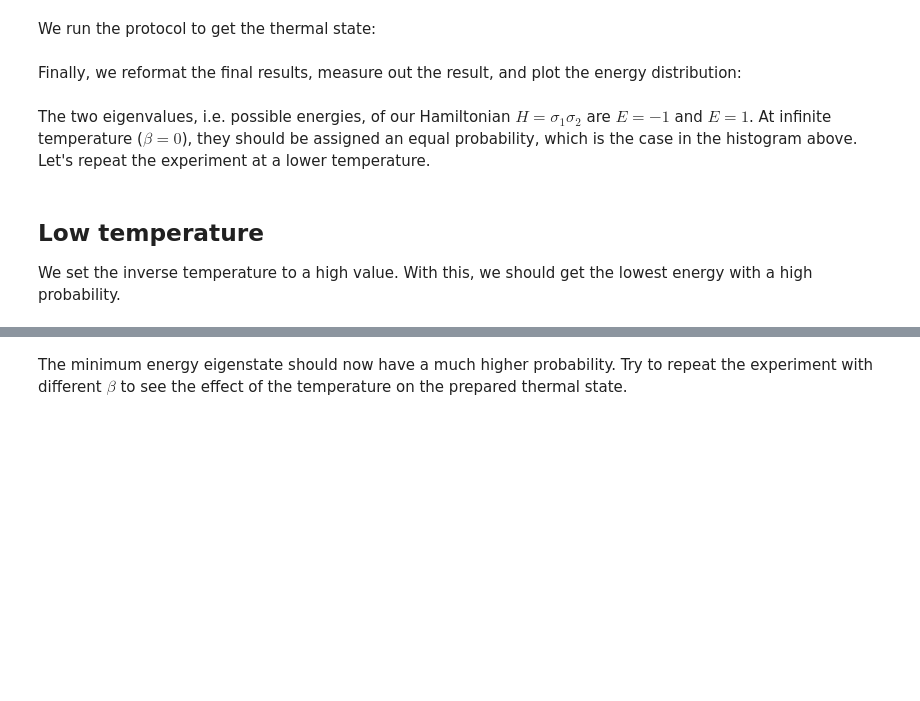
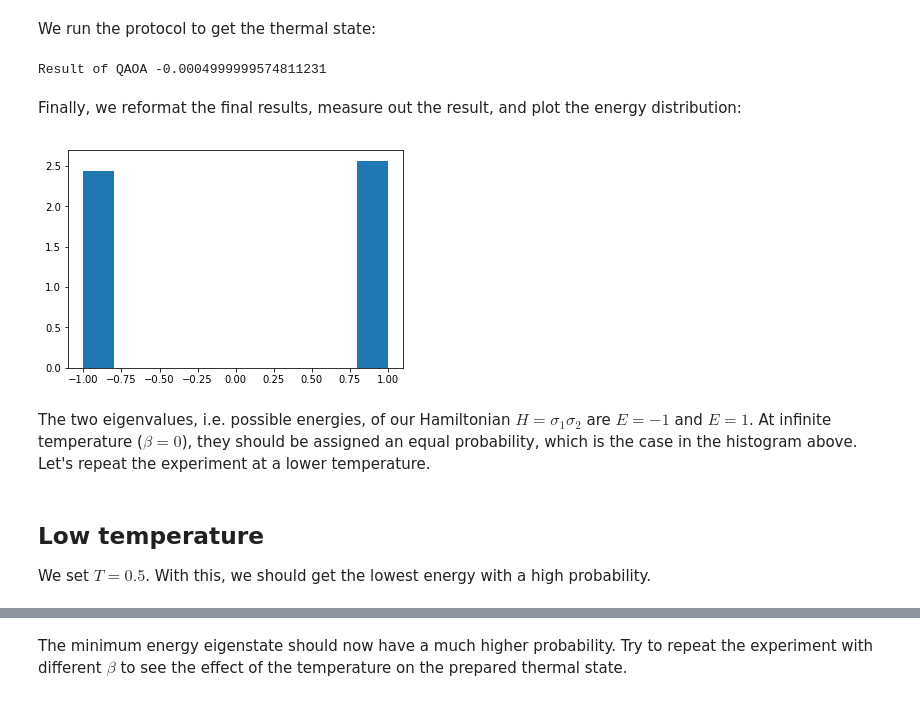
Before and after one commit to qosf/qml-mooc, a Jupyter notebook: qiskit_version/08_Sampling_a_Thermal_State.ipynb, the cells around one changed output, grey strips where cells are left out. Saved outputs shown, nothing was run; the diff lists cells and outputs as text; code cells hidden in the pictures; blank space fills up the shorter version.

```diff
--- a/qiskit_version/08_Sampling_a_Thermal_State.ipynb
+++ b/qiskit_version/08_Sampling_a_Thermal_State.ipynb
@@ -124,10 +132,9 @@ Hc = ising_hamiltonian(weights)
 # %% [markdown]
 We prepare the intial state $|\psi_0 \rangle = \sqrt{2 cosh(1/T)} \sum_{z \in {1, -1}} e^{- z/T} | z \rangle_S \otimes | z \rangle_E$, with $E$ a temporary space used for purification purpose. It can be shown that tracing out this state over $E$ reproduces the state $\rho \propto e^{-H_m/T} $. We initialize the circuit first:
 # %%
-qr = QuantumRegister(n_qubits * 2)
+qr = QuantumRegister(n_system)
 cr = ClassicalRegister(n_qubits)
 backend = BasicAer.get_backend('qasm_simulator')
-circuit_init = QuantumCircuit(qr)
 # %% [markdown]
 And we prepare the state:
 # %%
@@ -187,40 +190,35 @@ initial_state = InitialState(β, n_qubits)
 # %% [markdown]
 We run the protocol to get the thermal state:
-# %%
-def get_thermal_state(weights, p):
-    Hc = ising_hamiltonian(weights)
-    print("Begin QAOA...")
-
-    optimizer = COBYLA()
-    qaoa = MyQAOA(Hc, optimizer, initial_state, p, "matrix")
-    backend = get_aer_backend('statevector_simulator')
-    quantum_instance = QuantumInstance(backend, shots=100)
-    result = qaoa.run(quantum_instance)
-    print("Results of QAOA", result)
-
-    return result
-result = get_thermal_state(weights, 1)
+# %%
+cost, thermal_state = get_thermal_state(T)
+print("Result of QAOA", cost)
+# %% [output]
+Result of QAOA -0.0004999999574811231
 # %% [markdown]
 Finally, we reformat the final results, measure out the result, and plot the energy distribution:
 # %%
-var_form = MyQAOAVarForm(Hc, p, initial_state)
-thermal_state = var_form.construct_circuit(result['opt_params'], qr, cr)
-for i in range(n_qubits):
-    thermal_state.measure(qr[i], cr[i])
-    job = execute(thermal_state, backend, shots=2000)
-results = job.result().get_counts(thermal_state)
-
 def get_energy(spin_configuration):
     x = spin_configuration.reshape(-1, 1)
     return np.sum([[-weights[i,j] * x[i] * x[j] for j in range(n_qubits)] for i in range(n_qubits)])
 
-list_spin_configs = np.array(np.concatenate([[list(spin_config)] * results[spin_config] for spin_config in results]), dtype="int")
-list_spin_configs[list_spin_configs == 0] = -1
-list_energy = np.array([get_energy(spin_config) for spin_config in list_spin_configs])
-hist = plt.hist(list_energy, density=True)
+def get_energy_distribution(thermal_state):
+    for i in range(n_qubits):
+        thermal_state.measure(qr[i], cr[i])
+        job = execute(thermal_state, backend, shots=1000)
+    results = job.result().get_counts(thermal_state)
+
+    list_spin_configs = np.array(np.concatenate([[list(spin_config)] * results[spin_config] for spin_config in results]), dtype="int")
+    list_spin_configs[list_spin_configs == 0] = -1
+    list_energy = np.array([get_energy(spin_config) for spin_config in list_spin_configs])
+    return list_energy
+# %%
+list_energy = get_energy_distribution(thermal_state)
+hist = plt.hist(list_energy, density=True)
+# %% [output]
+[figure, added]
 # %% [markdown]
 The two eigenvalues, i.e. possible energies, of our Hamiltonian $H=\sigma_1 \sigma_2$ are $E=-1$ and $E=1$. At infinite temperature ($\beta=0$), they should be assigned an equal probability, which is the case in the histogram above. Let's repeat the experiment at a lower temperature.
 # %% [markdown]
 ## Low temperature
 
-We set the inverse temperature to a high value. With this, we should get the lowest energy with a high probability.
+We set $T=0.5$. With this, we should get the lowest energy with a high probability.
```
Also changed, not shown: parts of 19 cells of this notebook, 2 other files.
